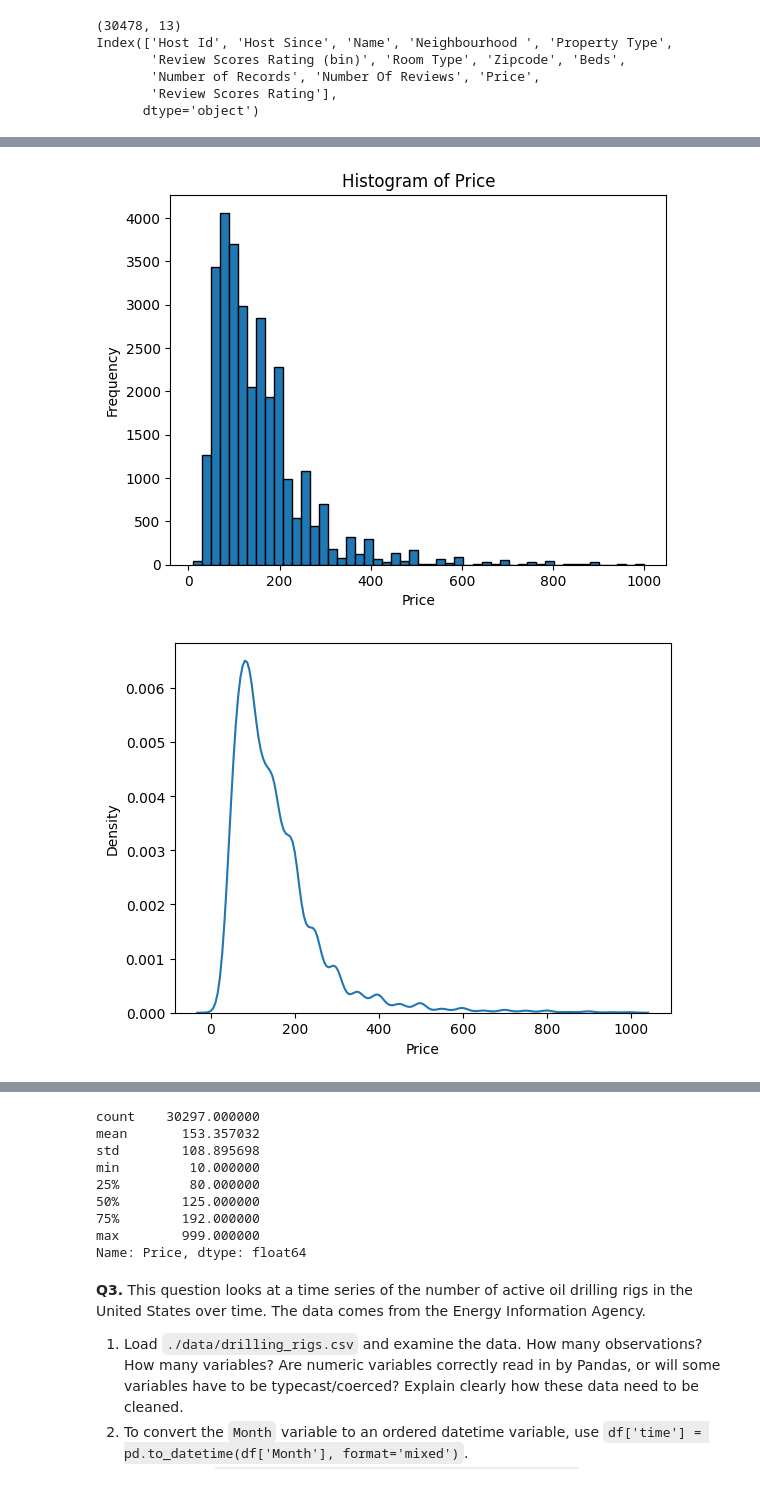
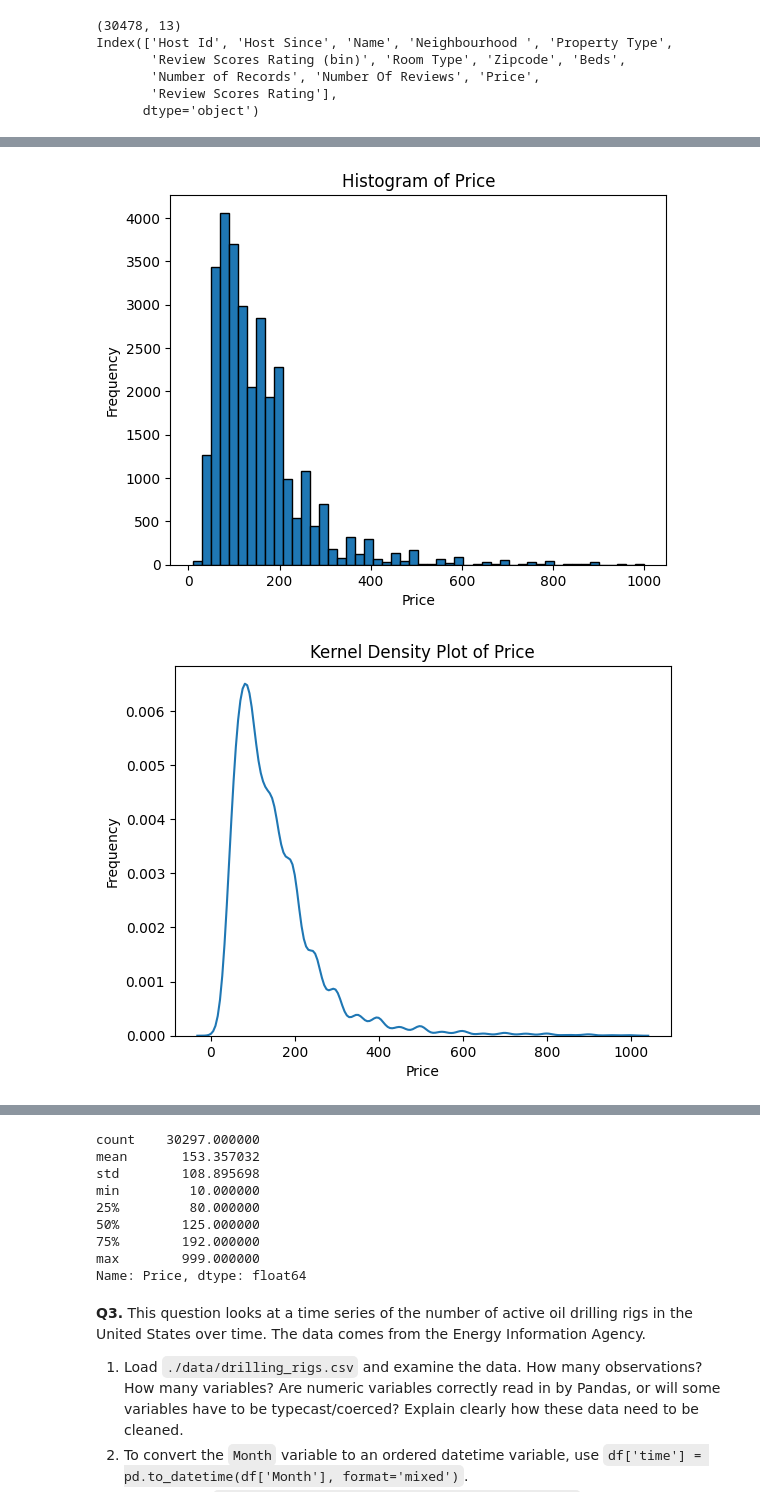
Before and after one commit to bburt26/eda_assignment, a Jupyter notebook: assignment.ipynb, the cells around one changed output, grey strips where cells are left out. Drawn from its saved outputs; the diff is of its cells as text; code cells hidden in the pictures.

```diff
--- a/assignment.ipynb
+++ b/assignment.ipynb
@@ -99,38 +99,40 @@ Villa                          4             4            0
 # %%
 # Question 2.4 For Price, make a histogram, kernel density, box plot, and a
 # statistical description of the variable. Are the data badly scaled? Are there
 # many outliers? Use log to transform price into a new variable, price_log, and
 # take these steps again.
 
 import pandas as pd
 import matplotlib.pyplot as plt
 import seaborn as sns
 
 airbnb["Price"] = pd.to_numeric(airbnb["Price"], errors='coerce')
 
 airbnb["Price"].hist(bins=50, grid = False, edgecolor="black")
 plt.xlabel("Price")
 plt.ylabel("Frequency")
 plt.title("Histogram of Price")
 plt.show()
 
-
 sns.kdeplot(airbnb["Price"])
+plt.xlabel("Price")
+plt.ylabel("Frequency")
+plt.title("Kernel Density Plot of Price")
 plt.show()
 
-# airbnb["Price"].plot(kind="kde", title="Kernel Density Estimate of Price")
-# plt.xlabel("Price")
-# plt.show()
-
 sns.boxplot(airbnb["Price"])
+plt.xlabel("Price")
+plt.ylabel("Frequency")
+plt.title("Boxplot of Price")
 plt.show()
 
-# plt.boxplot(airbnb["Price"], vert=False)
-# plt.xlabel("Price")
-# plt.title("Boxplot of Price")
-# plt.show()
+print(airbnb["Price"].describe())
 
-print(airbnb["Price"].describe())
+# The data are not well scaled. The boxplot shows us this the best - there are
+# many data points outside the top "whisker" which typically indicates the
+# max value. On the other two graphs the like the Histogram and Kernel Density
+# plot, there is a large range, meaning that values that have a lower frequency
+# are difficult to see on the graph and compare to the values with higher frequencies.
 # %% [output]
 [figure]
-[figure, old version]
+[figure, new version]
```
Also changed, not shown: parts of 1 cell of this notebook.
